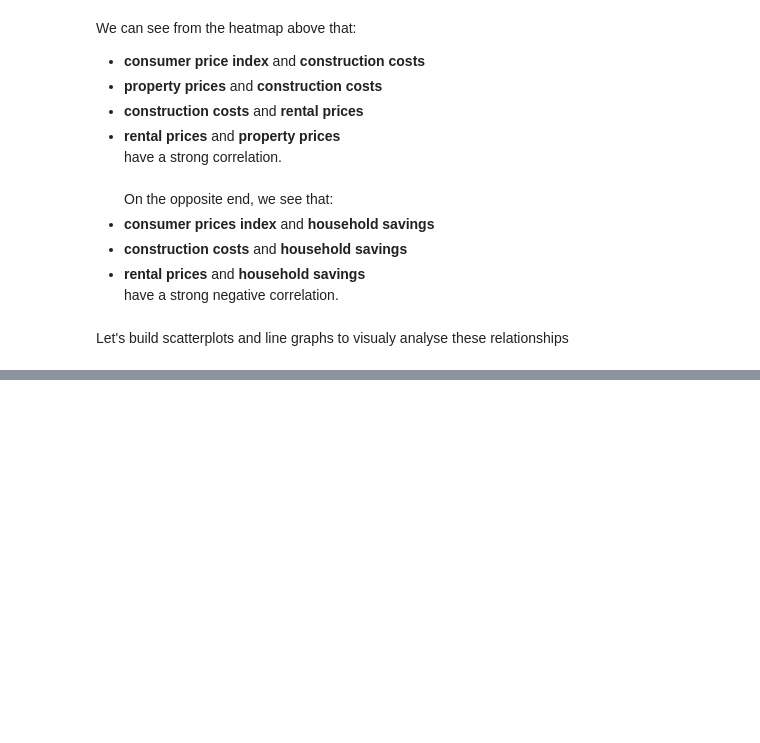
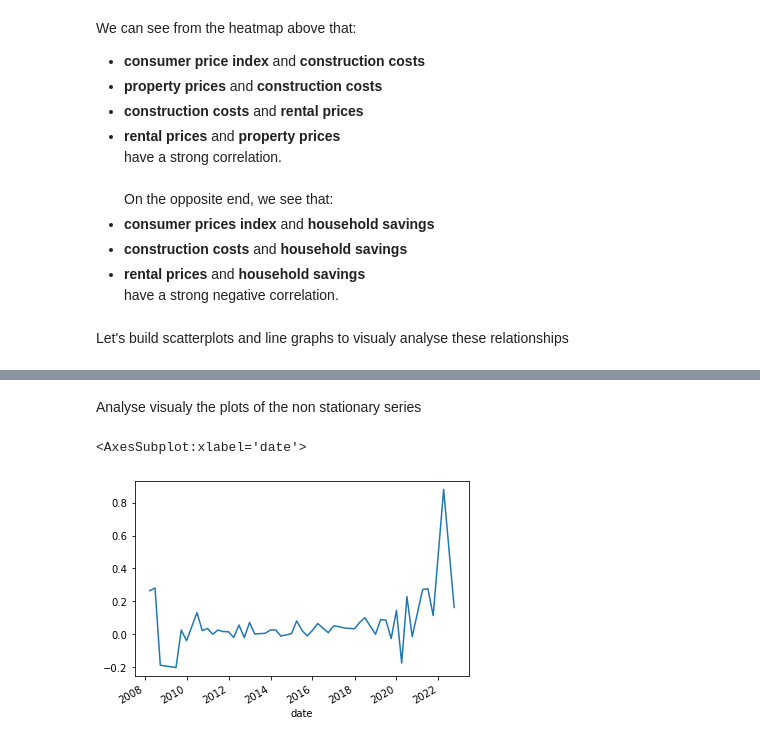
Before and after one commit to Patriciaps310/github-demo, a Jupyter notebook: Economic Analysis/Property and rental prices in portugal.ipynb, the cells around one changed output, grey strips where cells are left out. Drawn from its saved outputs; the diff is of its cells as text; code cells hidden in the pictures; blank space fills up the shorter version.

```diff
--- a/Economic Analysis/Property and rental prices in portugal.ipynb
+++ b/Economic Analysis/Property and rental prices in portugal.ipynb
@@ -479,0 +485,6 @@ train, test = train_test_split(data[variables], test_size= 0.2, random_state= 3)
+# %%
+scaler = StandardScaler()
+df_scaled = train.copy()
+df_scaled[variables] = scaler.fit_transform(train[variables])
+# %%
+train = df_scaled.dropna().sort_values(by='date')
@@ -514,0 +550,8 @@ for lag in range(1, max_lag + 1):
+# %%
+train['construction_cost_diff'] = train['construction_cost'] - train['construction_cost'].shift(1)
+train['cpi_diff'] = train['cpi'] - train['cpi'].shift(1)
+train['credit_private_sector_diff'] = train['credit_private_sector'] - train['credit_private_sector'].shift(1)
+train['property_prices_diff'] = train['property_prices'] - train['property_prices'].shift(1)
+train['rental_prices_diff'] = train['rental_prices'] - train['rental_prices'].shift(1)
+# %%
+train = train.dropna()
@@ -514,0 +589,7 @@ for lag in range(1, max_lag + 1):
+# %% [markdown]
+Analyse visualy the plots of the non stationary series
+# %%
+train['construction_cost_diff'].plot()
+# %% [output]
+<AxesSubplot:xlabel='date'>
+[figure, added]
```
Also changed, not shown: parts of 65 cells of this notebook.
